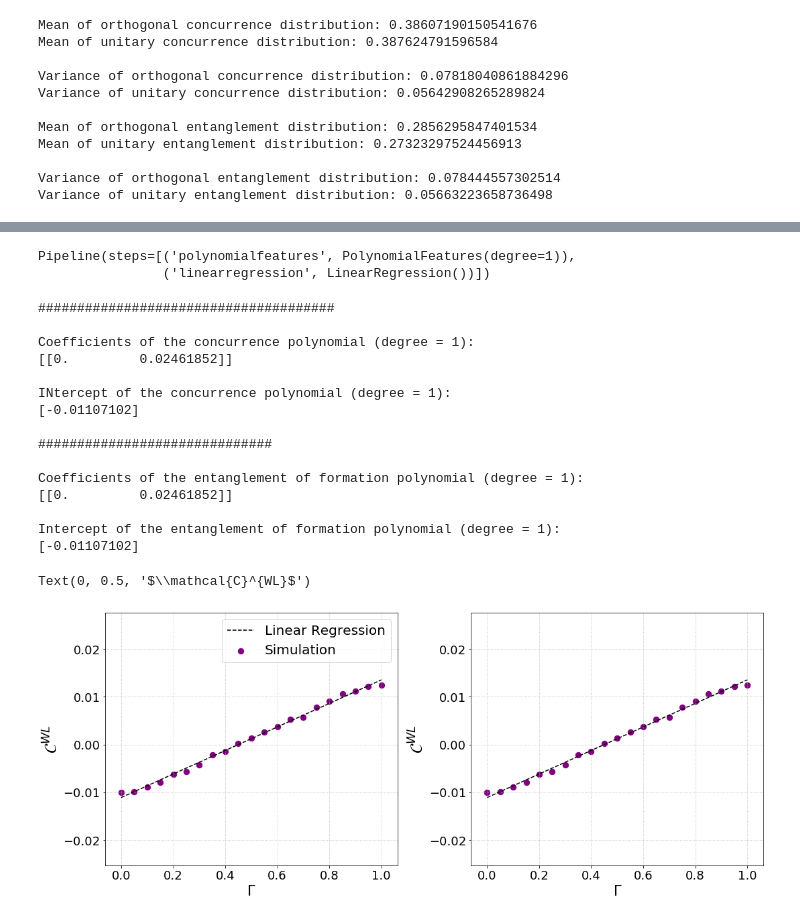
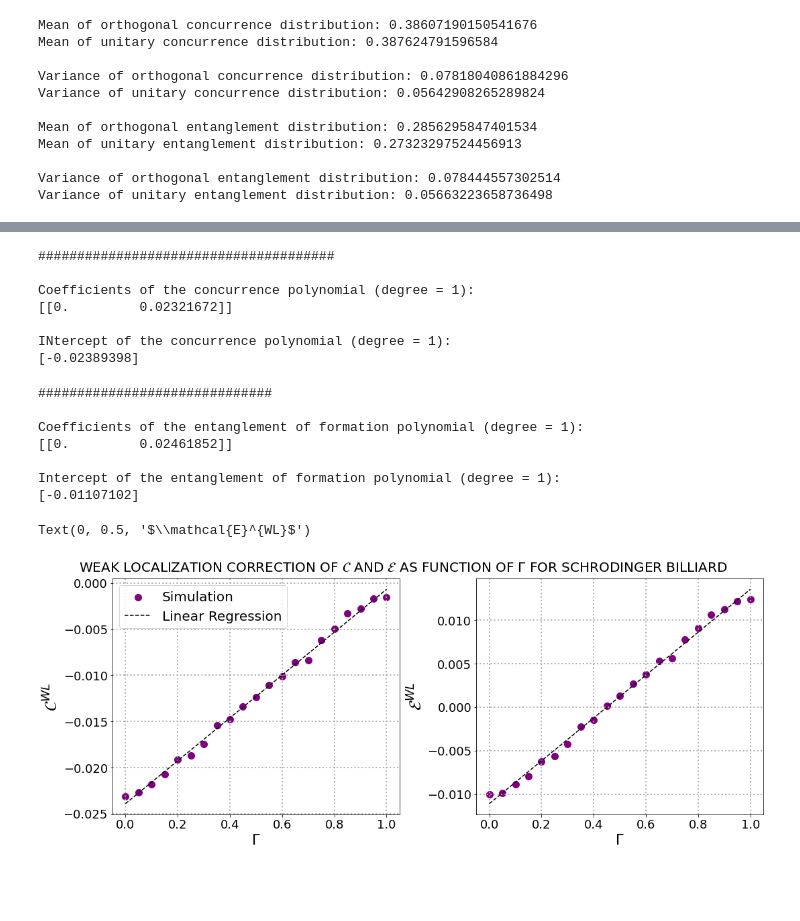
Before and after one commit to Rafffaelb/Schrodinger_Billiard, a Jupyter notebook: WignerDyson/Data_Analysis/Concurrence_Gamma.ipynb, the cells around one changed output, grey strips where cells are left out. Drawn from its saved outputs; the diff is of its cells as text; code cells hidden in the pictures; blank space fills up the shorter version.

Commit message:
Attempt to implement simulation in relation to energy

```diff
--- a/WignerDyson/Data_Analysis/Concurrence_Gamma.ipynb
+++ b/WignerDyson/Data_Analysis/Concurrence_Gamma.ipynb
@@ -297,31 +318,38 @@ from sklearn.linear_model import LinearRegression
 # %%
-X_data = np.array([i/20 for i in range(0,21)])
-X = X_data.reshape(-1,1)
+X_C_data = np.array([i/20 for i in range(0,21)])
+X_C = X_C_data.reshape(-1,1)
 
-y_data = (meanConcurrence_O-meanConcurrence_U)
-y = y_data.reshape(-1,1)
+y_C_data = (meanConcurrence_O-meanConcurrence_U)
+y_C = y_C_data.reshape(-1,1)
 
 degree = 1
 polyreg = make_pipeline(PolynomialFeatures(degree), LinearRegression())
-polyreg.fit(X,y)
+polyreg.fit(X_C,y_C)
+
+print("\n######################################\n")
+
+print("Coefficients of the concurrence polynomial (degree = 1):")
+print(polyreg.steps[1][1].coef_)
+print("\nINtercept of the concurrence polynomial (degree = 1):")
+print(polyreg.steps[1][1].intercept_)
 # %% [output]
-Pipeline(steps=[('polynomialfeatures', PolynomialFeatures(degree=1)),
-                ('linearregression', LinearRegression())])
+######################################
+
+Coefficients of the concurrence polynomial (degree = 1):
+[[0.         0.02321672]]
+
+INtercept of the concurrence polynomial (degree = 1):
+[-0.02389398]
 # %%
-X_seq = np.linspace(X.min(),X.max(),300).reshape(-1,1)
+X_seq = np.linspace(X_C.min(),X_C.max(),300).reshape(-1,1)
 # %%
-print("\n######################################\n")
-
-print("Coefficients of the concurrence polynomial (degree = 1):")
-print(polyreg.steps[1][1].coef_)
-print("\nINtercept of the concurrence polynomial (degree = 1):")
-print(polyreg.steps[1][1].intercept_)
-
 fig, axs = plt.subplots(1,2, figsize = (15,6), constrained_layout = True, facecolor = 'w')
 
-axs[0].scatter(X,y, s = 70, color = 'purple', label = 'Simulation')
+fig.suptitle(r'WEAK LOCALIZATION CORRECTION OF $\mathcal{C}$ AND $\mathcal{E}$ AS FUNCTION OF $\Gamma$ FOR SCHRODINGER BILLIARD', fontsize = 20)
+
+axs[0].scatter(X_C,y_C, s = 100, color = 'purple', label = 'Simulation')
 axs[0].plot(X_seq, polyreg.predict(X_seq), color = 'black', linestyle = 'dashed', label = 'Linear Regression')
-axs[0].grid(linestyle = ':')
+axs[0].grid(linestyle = ':', linewidth = 2)
 axs[0].set_xlabel(r'$\Gamma$', fontsize = 21)
 axs[0].tick_params(axis = 'both', which = 'major', labelsize = 18)
 axs[0].set_ylabel(r'$\mathcal{C}^{WL}$', fontsize = 25)
@@ -329,43 +357,35 @@ axs[0].legend(fontsize = 20)
 
 X_data = np.array([i/20 for i in range(0,21)])
 X = X_data.reshape(-1,1)
 
 y_data = (meanEntanglement_O - meanEntanglement_U)
 y = y_data.reshape(-1,1)
 
 degree = 1
 
 polyreg = make_pipeline(PolynomialFeatures(degree),LinearRegression())
 polyreg.fit(X,y)
 
 print("\n##############################\n")
 print("Coefficients of the entanglement of formation polynomial (degree = 1):")
 print(polyreg.steps[1][1].coef_)
 print("\nIntercept of the entanglement of formation polynomial (degree = 1):")
 print(polyreg.steps[1][1].intercept_)
 
 X_seq = np.linspace(X.min(),X.max(),300).reshape(-1,1)
-axs[1].scatter(X,y, s = 70, color = 'purple')
+axs[1].scatter(X,y, s = 100, color = 'purple')
 axs[1].plot(X_seq, polyreg.predict(X_seq), color = 'black', linestyle = 'dashed')
-axs[1].grid(linestyle = ':')
+axs[1].grid(linestyle = ':', linewidth = 2)
 axs[1].set_xlabel(r'$\Gamma$', fontsize = 21)
 axs[1].tick_params(axis = 'both', which = 'major', labelsize = 18)
-axs[1].set_ylabel(r'$\mathcal{C}^{WL}$', fontsize = 25)
+axs[1].set_ylabel(r'$\mathcal{E}^{WL}$', fontsize = 25)
 # %% [output]
-######################################
-
-Coefficients of the concurrence polynomial (degree = 1):
-[[0.         0.02461852]]
-
-INtercept of the concurrence polynomial (degree = 1):
-[-0.01107102]
-
 ##############################
 
 Coefficients of the entanglement of formation polynomial (degree = 1):
 [[0.         0.02461852]]
 
 Intercept of the entanglement of formation polynomial (degree = 1):
 [-0.01107102]
-Text(0, 0.5, '$\\mathcal{C}^{WL}$')
+Text(0, 0.5, '$\\mathcal{E}^{WL}$')
-[figure, old version]
+[figure, new version]
```
Also changed, not shown: parts of 7 cells of this notebook, 25 other files.
